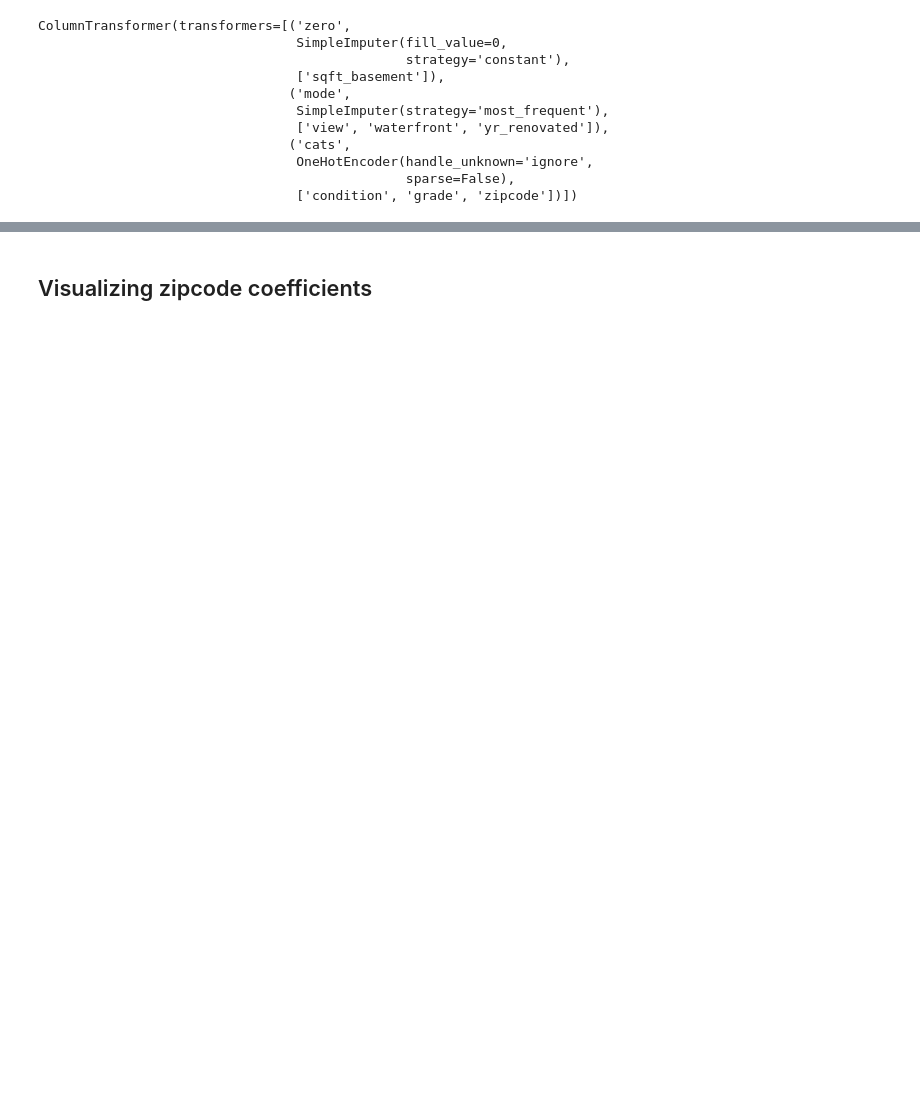
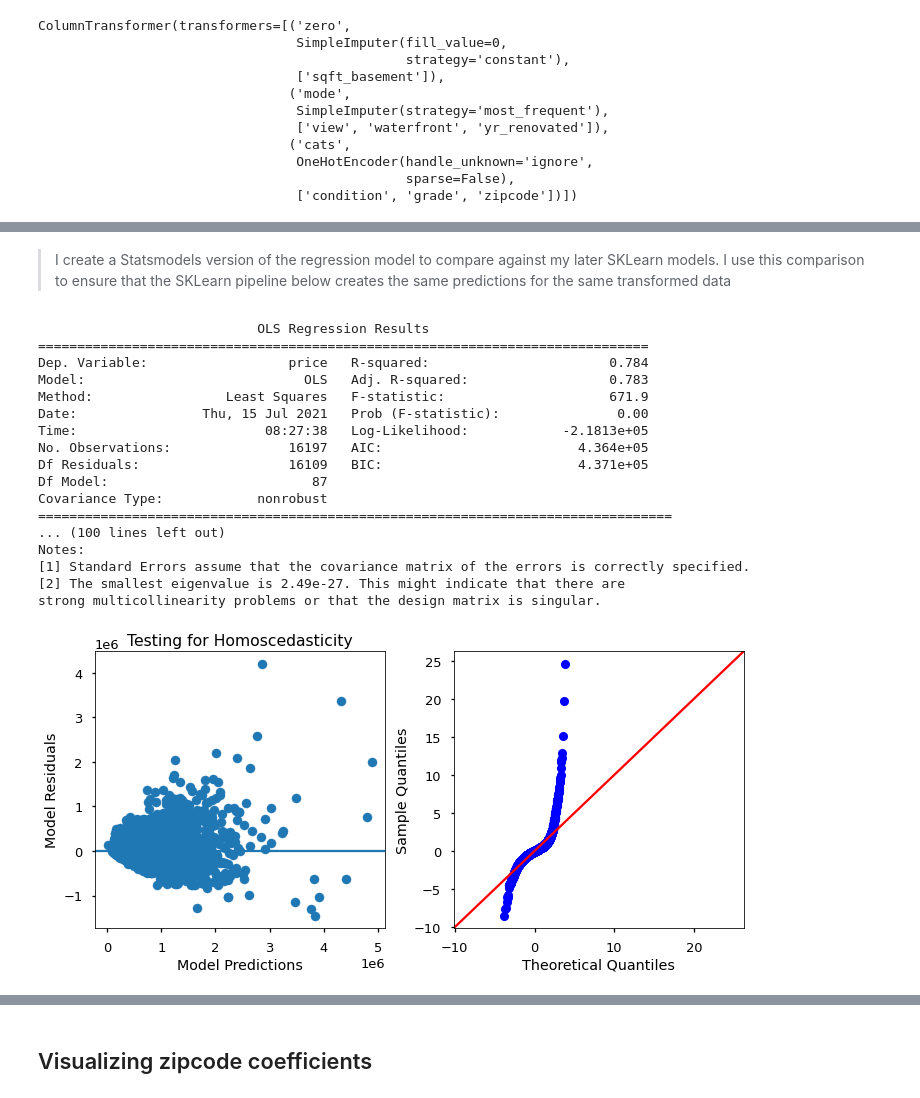
Before and after one commit to BenJMcCarty/BMC_KC_Housing_P2Project_v2, a Jupyter notebook: P2Pv2_Plumbed.ipynb, the cells around one changed output, grey strips where cells are left out. Drawn from its saved outputs; the diff is of its cells as text; code cells hidden in the pictures; blank space fills up the shorter version.

Commit message:
Updated visuals

```diff
--- a/P2Pv2_Plumbed.ipynb
+++ b/P2Pv2_Plumbed.ipynb
@@ -1273,6 +1272,27 @@ X_test_tf_df
+# %% [markdown]
+>I create a Statsmodels version of the regression model to compare against my later SKLearn models. I use this comparison to ensure that the SKLearn pipeline below creates the same predictions for the same transformed data
 # %%
-# ## Running a Statsmodels OLS model for verification of R2
-# sm_reg = sms.OLS(y_train, sms.add_constant(X_train_tf_df)).fit()
+## Running a Statsmodels OLS model for verification
+sm_reg = sms.OLS(y_train, sms.add_constant(X_train_tf_df)).fit()
 
-# diagnose_model(sm_reg)
+diagnose_model(sm_reg)
+# %% [output]
+                            OLS Regression Results
+==============================================================================
+Dep. Variable:                  price   R-squared:                       0.784
+Model:                            OLS   Adj. R-squared:                  0.783
+Method:                 Least Squares   F-statistic:                     671.9
+Date:                Thu, 15 Jul 2021   Prob (F-statistic):               0.00
+Time:                        08:27:38   Log-Likelihood:            -2.1813e+05
+No. Observations:               16197   AIC:                         4.364e+05
+Df Residuals:                   16109   BIC:                         4.371e+05
+Df Model:                          87
+Covariance Type:            nonrobust
+=================================================================================
+... (100 lines left out)
+Notes:
+[1] Standard Errors assume that the covariance matrix of the errors is correctly specified.
+[2] The smallest eigenvalue is 2.49e-27. This might indicate that there are
+strong multicollinearity problems or that the design matrix is singular.
+[figure, added]
 # %%
```
Also changed, not shown: parts of 14 cells of this notebook.
